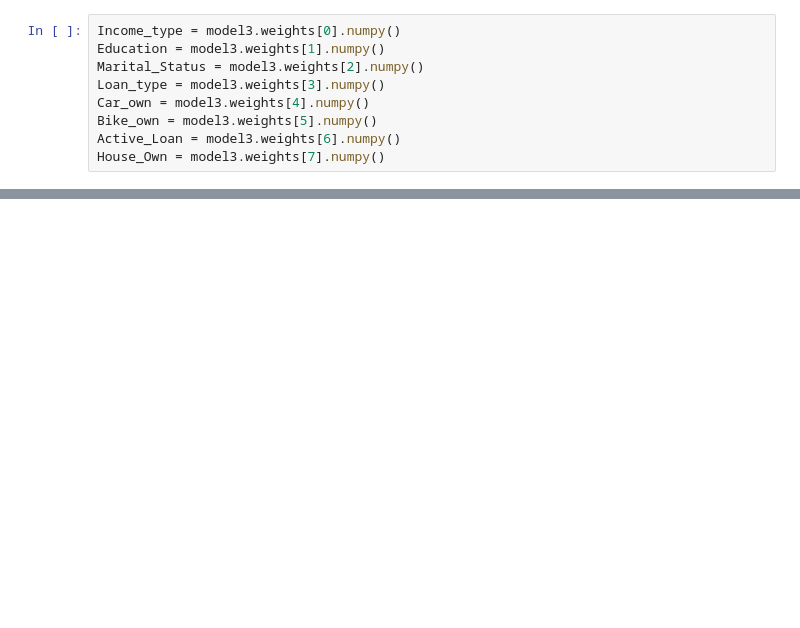
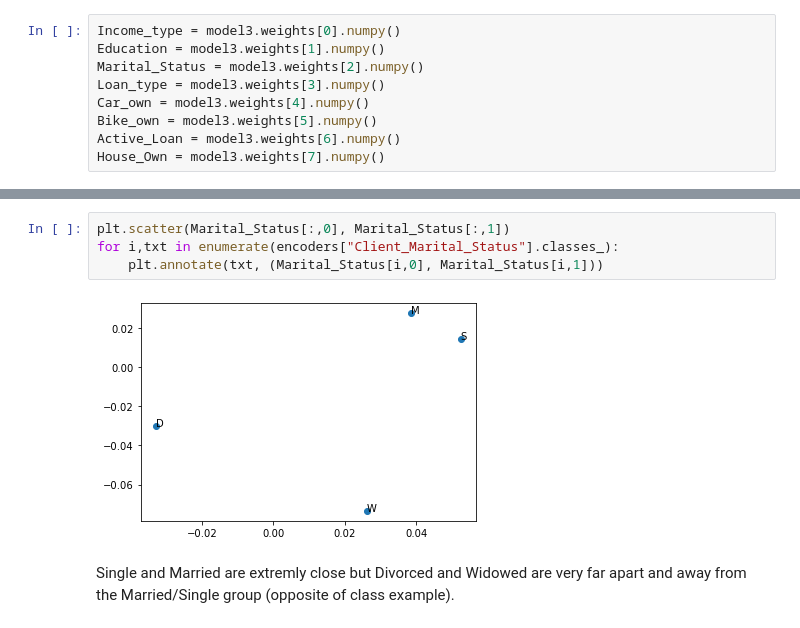
Before and after one commit to saakethkoka/ML-Lab5, a Jupyter notebook: main.ipynb, the cells around one changed output, grey strips where cells are left out. Saved outputs shown, nothing was run; the diff lists cells and outputs as text; blank space fills up the shorter version.

```diff
--- a/main.ipynb
+++ b/main.ipynb
@@ -903,0 +924,8 @@ House_Own = model3.weights[7].numpy()
+# %%
+plt.scatter(Marital_Status[:,0], Marital_Status[:,1])
+for i,txt in enumerate(encoders["Client_Marital_Status"].classes_):
+    plt.annotate(txt, (Marital_Status[i,0], Marital_Status[i,1]))
+# %% [output]
+[figure, added]
+# %% [markdown]
+Single and Married are extremly close but Divorced and Widowed are very far apart and away from the Married/Single group (opposite of class example).
```
Also changed, not shown: parts of 27 cells of this notebook, 1 other file.
